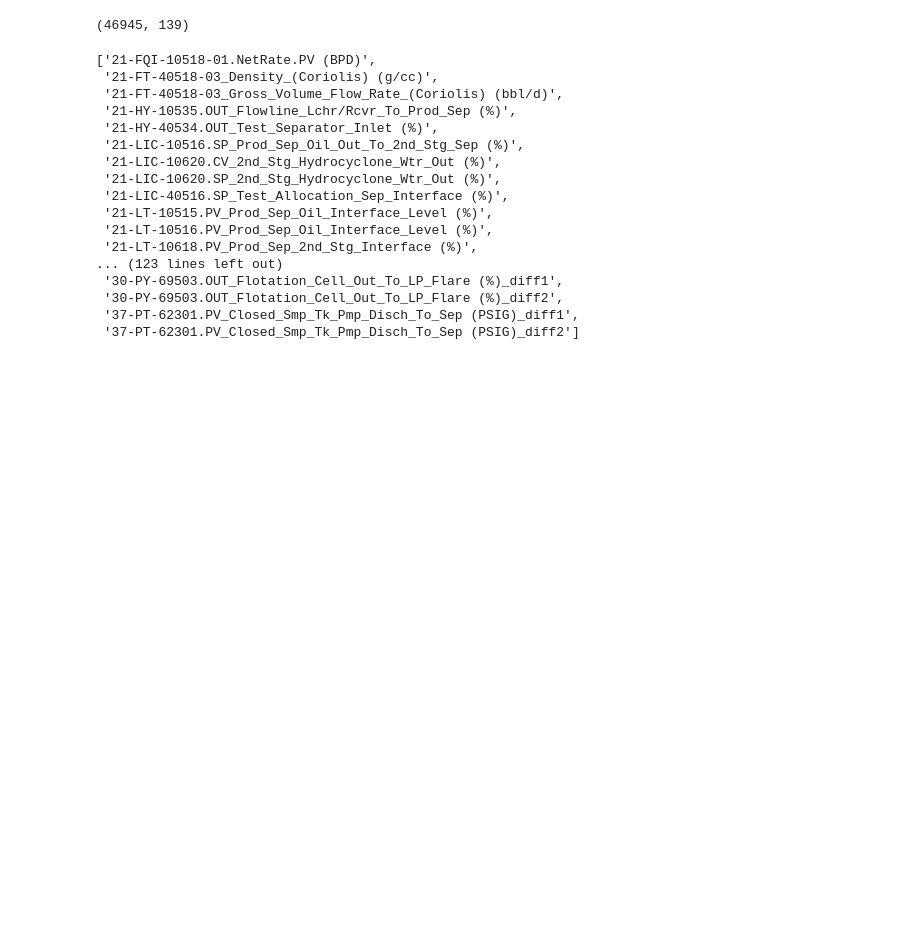
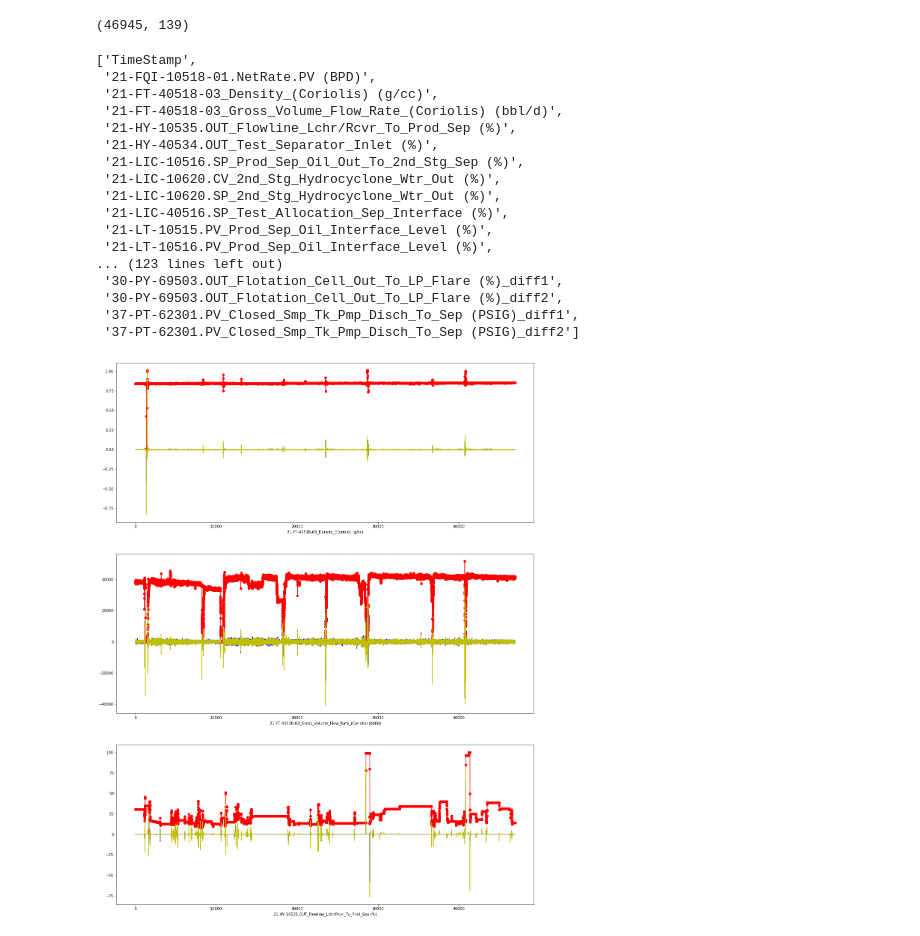
Before and after one commit to HoustonJ2013/unu_bhp_2018, a Jupyter notebook: mt/load_data_2.ipynb, the cells around one changed output. Drawn from its saved outputs; the diff is of its cells as text; code cells hidden in the pictures; blank space fills up the shorter version.

```diff
--- a/mt/load_data_2.ipynb
+++ b/mt/load_data_2.ipynb
@@ -352,3 +354,8 @@ df2_5min.head(5)
 | 3 | 11755.528320 | 0.841417 | 38279.237109 | 30.5 | ... |
 | 4 | 11584.259570 | 0.841110 | 38696.872656 | 30.5 | ... |
 5 rows × 47 columns
+# %%
+#shift TIMESTAMP column to column 0 position.
+temp = list(df2_5min)
+temp = [temp[-1]]+temp[:-1]
+df2_5min = df2_5min[temp]
@@ -446,6 +447,6 @@ df2_5min_colnames[0], df2_5min_colnames[1], df2_5min_colnames[2]
 # %%
-for colname in df2_5min_colnames[:-1]:
-    #-1 since last colname is TimeStamp.
+for colname in df2_5min_colnames[1:]:
+    #1: since first colname is TimeStamp.
     print ("colname:", colname)
     df2_5min[colname+"_diff1"] = df2_5min[colname].diff(periods=1)
     df2_5min[colname+"_diff2"] = df2_5min[colname].diff(periods=2)
@@ -476,7 +475,8 @@ df2_5min.shape
 # %%
 list(df2_5min)
 # %% [output]
-['21-FQI-10518-01.NetRate.PV (BPD)',
+['TimeStamp',
+ '21-FQI-10518-01.NetRate.PV (BPD)',
  '21-FT-40518-03_Density_(Coriolis) (g/cc)',
  '21-FT-40518-03_Gross_Volume_Flow_Rate_(Coriolis) (bbl/d)',
  '21-HY-10535.OUT_Flowline_Lchr/Rcvr_To_Prod_Sep (%)',
@@ -487,7 +487,6 @@ list(df2_5min)
  '21-LIC-40516.SP_Test_Allocation_Sep_Interface (%)',
  '21-LT-10515.PV_Prod_Sep_Oil_Interface_Level (%)',
  '21-LT-10516.PV_Prod_Sep_Oil_Interface_Level (%)',
- '21-LT-10618.PV_Prod_Sep_2nd_Stg_Interface (%)',
 ... (123 lines left out)
  '30-PY-69503.OUT_Flotation_Cell_Out_To_LP_Flare (%)_diff1',
  '30-PY-69503.OUT_Flotation_Cell_Out_To_LP_Flare (%)_diff2',
@@ -499,13 +498,19 @@ batch_plot(df2_5min, colnames)
 def batch_plot_diff(my_df, colnames):
     n = len(colnames)
     count=0
-    plt.figure(figsize=(20,n*7))#adjust to suit your monitor
+    plt.figure(figsize=(20,n*9))#adjust to suit your monitor
 
     for colname in colnames[1:n]:
-        print ("n:", n, type(n), ", count:", count, type(count))
+        #print ("n:", n, type(n), ", count:", count, type(count))
         plt.subplot(n, 1, count+1)
-        plt.plot(my_df.index.values, my_df[colname], 'ko-')
+        plt.plot(my_df.index.values, my_df[colname], 'ko-', c='r')
+        plt.plot(my_df.index.values, my_df[colname+"_diff1"], c='b')
+        plt.plot(my_df.index.values, my_df[colname+"_diff2"], c='y')
         plt.xlabel(colname)
         count +=1
 
     plt.show()
+# %%
+batch_plot_diff(df2_5min, df2_5min_colnames[1:5])
+# %% [output]
+[figure, added]
```
Also changed, not shown: parts of 26 cells of this notebook, 1 other file.
